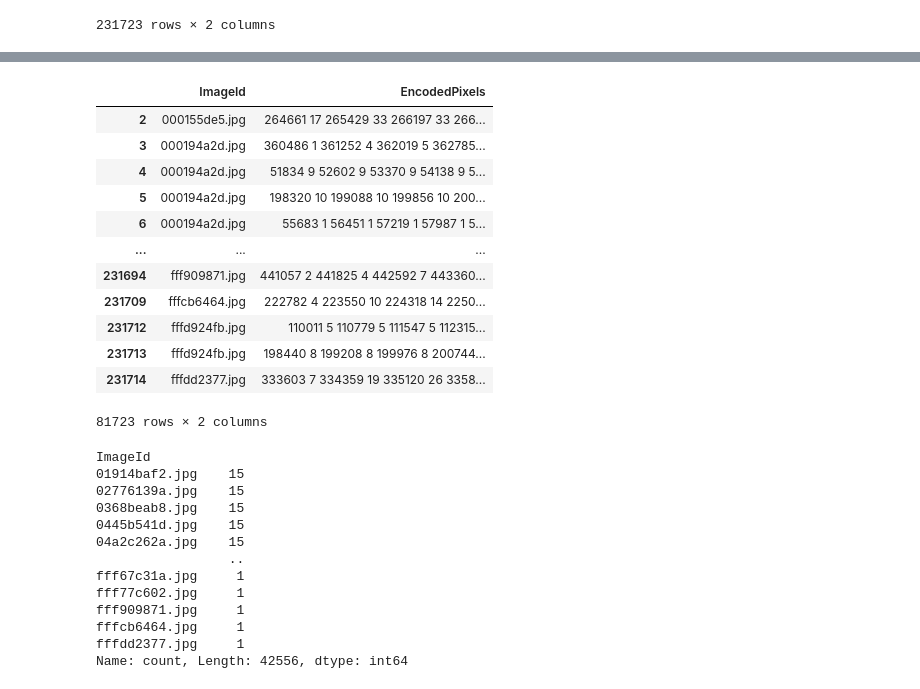
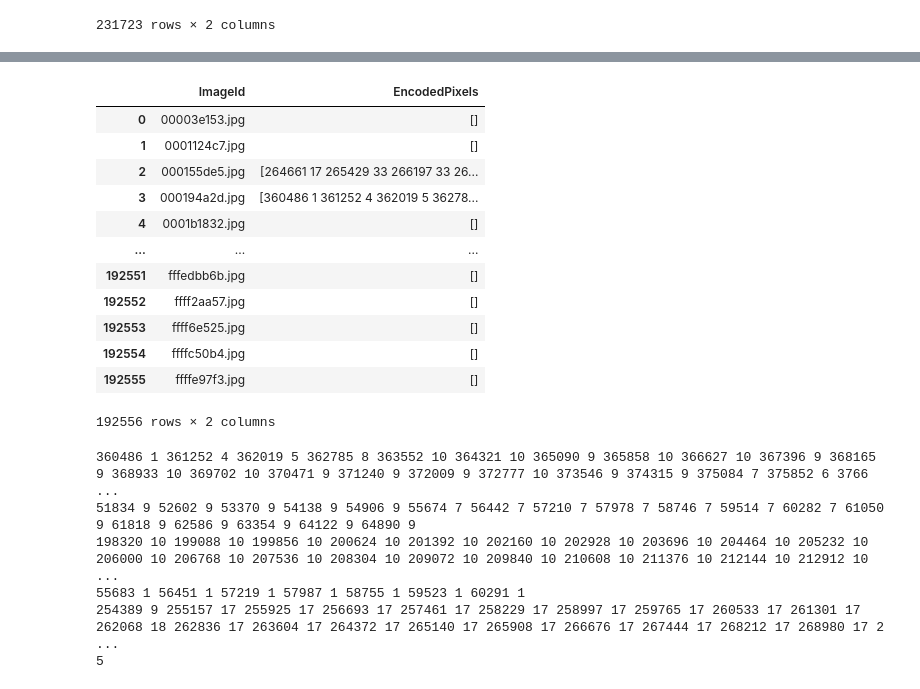
Before and after one commit to romanilchyshyn/airbus-ship-detection-v2, a Jupyter notebook: notebooks/investigate.ipynb, the cells around one changed output, grey strips where cells are left out. Saved outputs shown, nothing was run; the diff lists cells and outputs as text; code cells hidden in the pictures.

```diff
--- a/notebooks/investigate.ipynb
+++ b/notebooks/investigate.ipynb
@@ -37,34 +57,32 @@ df
+# %%
+df = df.groupby('ImageId')['EncodedPixels'].agg(list).reset_index()
+df
+# %% [output]
+|  | ImageId | EncodedPixels |
+| 0 | 00003e153.jpg | [] |
+| 1 | 0001124c7.jpg | [] |
+| 2 | 000155de5.jpg | [264661 17 265429 33 266197 33 26... |
+| 3 | 000194a2d.jpg | [360486 1 361252 4 362019 5 36278... |
+| 4 | 0001b1832.jpg | [] |
+| ... | ... | ... |
+| 192551 | fffedbb6b.jpg | [] |
+| 192552 | ffff2aa57.jpg | [] |
+| 192553 | ffff6e525.jpg | [] |
+| 192554 | ffffc50b4.jpg | [] |
+| 192555 | ffffe97f3.jpg | [] |
+192556 rows × 2 columns
 # %%
-df_with_mask = df[df['EncodedPixels'] != '']
-df_with_mask
+idx = 3
+rles = df['EncodedPixels'][idx]
+
+for rle in rles:
+    print(rle)
+
+print(len(rles))
 # %% [output]
-|  | ImageId | EncodedPixels |
-| 2 | 000155de5.jpg | 264661 17 265429 33 266197 33 266... |
-| 3 | 000194a2d.jpg | 360486 1 361252 4 362019 5 362785... |
-| 4 | 000194a2d.jpg | 51834 9 52602 9 53370 9 54138 9 5... |
-| 5 | 000194a2d.jpg | 198320 10 199088 10 199856 10 200... |
-| 6 | 000194a2d.jpg | 55683 1 56451 1 57219 1 57987 1 5... |
-| ... | ... | ... |
-| 231694 | fff909871.jpg | 441057 2 441825 4 442592 7 443360... |
-| 231709 | fffcb6464.jpg | 222782 4 223550 10 224318 14 2250... |
-| 231712 | fffd924fb.jpg | 110011 5 110779 5 111547 5 112315... |
-| 231713 | fffd924fb.jpg | 198440 8 199208 8 199976 8 200744... |
-| 231714 | fffdd2377.jpg | 333603 7 334359 19 335120 26 3358... |
-81723 rows × 2 columns
+360486 1 361252 4 362019 5 362785 8 363552 10 364321 10 365090 9 365858 10 366627 10 367396 9 368165 9 368933 10 369702 10 370471 9 371240 9 372009 9 372777 10 373546 9 374315 9 375084 7 375852 6 3766 ...
+51834 9 52602 9 53370 9 54138 9 54906 9 55674 7 56442 7 57210 7 57978 7 58746 7 59514 7 60282 7 61050 9 61818 9 62586 9 63354 9 64122 9 64890 9
+198320 10 199088 10 199856 10 200624 10 201392 10 202160 10 202928 10 203696 10 204464 10 205232 10 206000 10 206768 10 207536 10 208304 10 209072 10 209840 10 210608 10 211376 10 212144 10 212912 10  ...
+55683 1 56451 1 57219 1 57987 1 58755 1 59523 1 60291 1
+254389 9 255157 17 255925 17 256693 17 257461 17 258229 17 258997 17 259765 17 260533 17 261301 17 262068 18 262836 17 263604 17 264372 17 265140 17 265908 17 266676 17 267444 17 268212 17 268980 17 2 ...
+5
-# %%
-counts = df_with_mask['ImageId'].value_counts()
-counts
-# %% [output]
-ImageId
-01914baf2.jpg    15
-02776139a.jpg    15
-0368beab8.jpg    15
-0445b541d.jpg    15
-04a2c262a.jpg    15
-                 ..
-fff67c31a.jpg     1
-fff77c602.jpg     1
-fff909871.jpg     1
-fffcb6464.jpg     1
-fffdd2377.jpg     1
-Name: count, Length: 42556, dtype: int64
```
Also changed, not shown: parts of 2 cells of this notebook, 4 other files.
